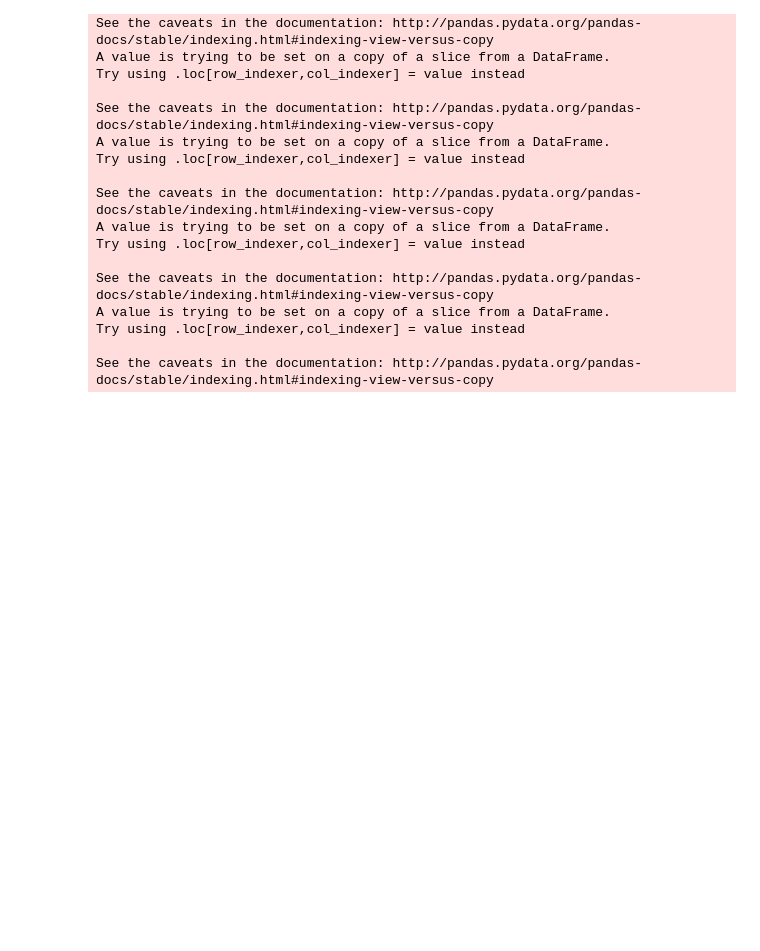
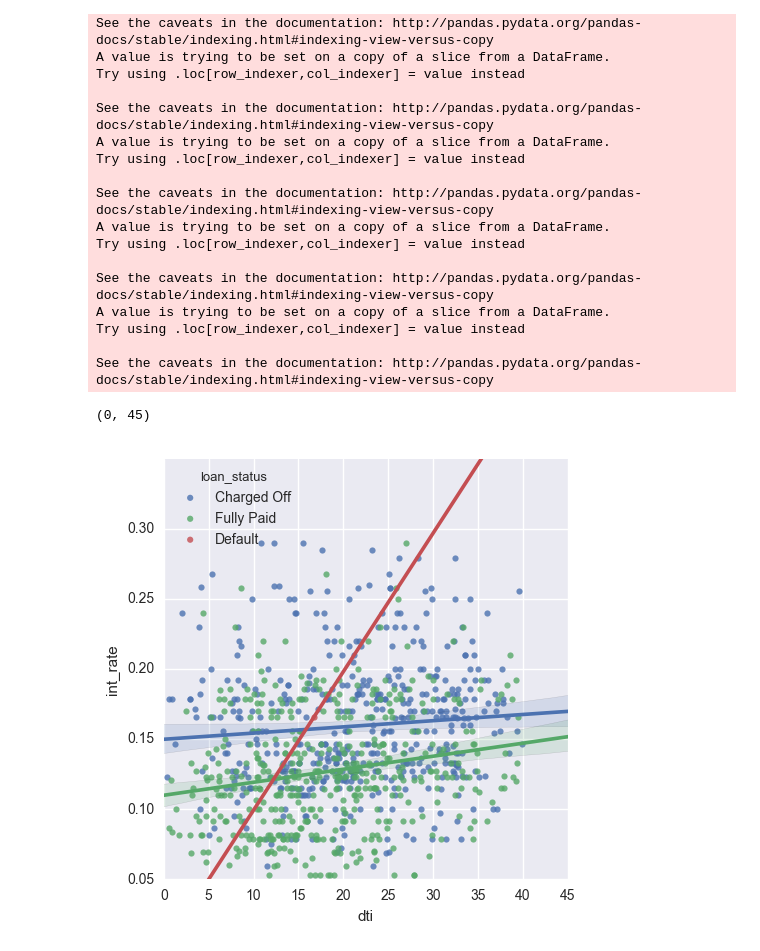
Before and after one commit to kstan1616/Data-Science-Work, a Jupyter notebook: Projects/Lending Model.ipynb, the cells around one changed output. Cells and saved outputs as stored; diff of their text form; code cells hidden in the pictures; blank space fills up the shorter version.

```diff
--- a/Projects/Lending Model.ipynb
+++ b/Projects/Lending Model.ipynb
@@ -95,3 +51,8 @@ dtype: object
+# %%
+lending_df2 = lending_df.sample(frac=0.01)
+mypalette = sns.set_palette("hls", 8)
+sns.violinplot(x= "loan_status", y="int_rate", data=lending_df2, inner=None)
+sns.swarmplot(x= "loan_status", y="int_rate", data=lending_df2, alpha=.5)
 # %%
 #create new column that gives binary outcome value to 'loan status' column, this is our classification variable
 #seperate into good and bad loans, good = 'fully paid' and bad ='charged off' and 'default'
@@ -134,11 +71,11 @@ lmincome_df = lending_df.loc[lending_df['annual_inc'].isin(range(40000, 80000))]
 midincome_df = lending_df.loc[lending_df['annual_inc'].isin(range(80000, 120000))]
 mhincome_df = lending_df.loc[lending_df['annual_inc'].isin(range(120000, 160000))]
 highincome_df = lending_df.loc[lending_df['annual_inc'] >= 160000]
-lowincome_df['inc_bracket'] = "low"
-lmincome_df['inc_bracket'] = "lm"
-midincome_df['inc_bracket'] = "mid"
-mhincome_df['inc_bracket'] = "mh"
-highincome_df['inc_bracket'] = "high"
+lowincome_df['inc_bracket'] = 'low'
+lmincome_df['inc_bracket'] = 'low-mid'
+midincome_df['inc_bracket'] = 'middle'
+mhincome_df['inc_bracket'] = 'mid-high'
+highincome_df['inc_bracket'] = 'high'
 frames = [lowincome_df, lmincome_df, midincome_df, mhincome_df, highincome_df]
 lending_df = pd.concat(frames)
 # %% [output]
@@ -165,3 +112,12 @@ See the caveats in the documentation: http://pandas.pydata.org/pandas-docs/stabl
+# %%
+lending_df3 = lending_df.sample(frac=0.02)
+ax = sns.lmplot(x= 'dti', y='int_rate', data=lending_df3, hue='loan_status', legend_out = False)
+axes = ax.axes
+axes[0,0].set_ylim(0.05,0.35)
+axes[0,0].set_xlim(0,45)
+# %% [output]
+(0, 45)
+[figure, added]
 # %%
 #convert a non-normalized dataframe into numpy matrix
 #non_norm = lending_df.as_matrix()
```
Also changed, not shown: parts of 29 cells of this notebook, 1 other file.
